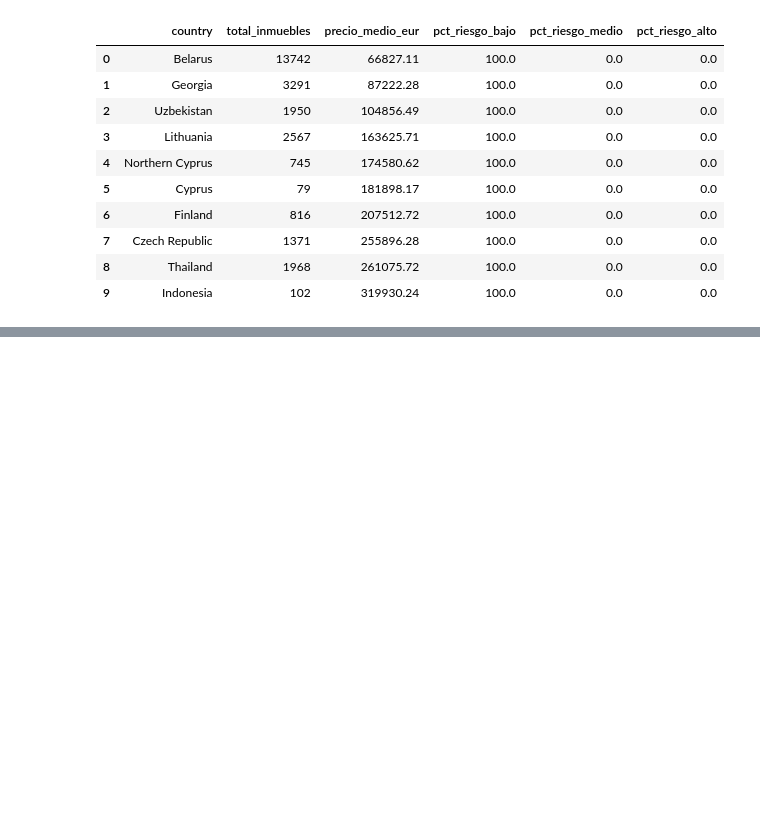
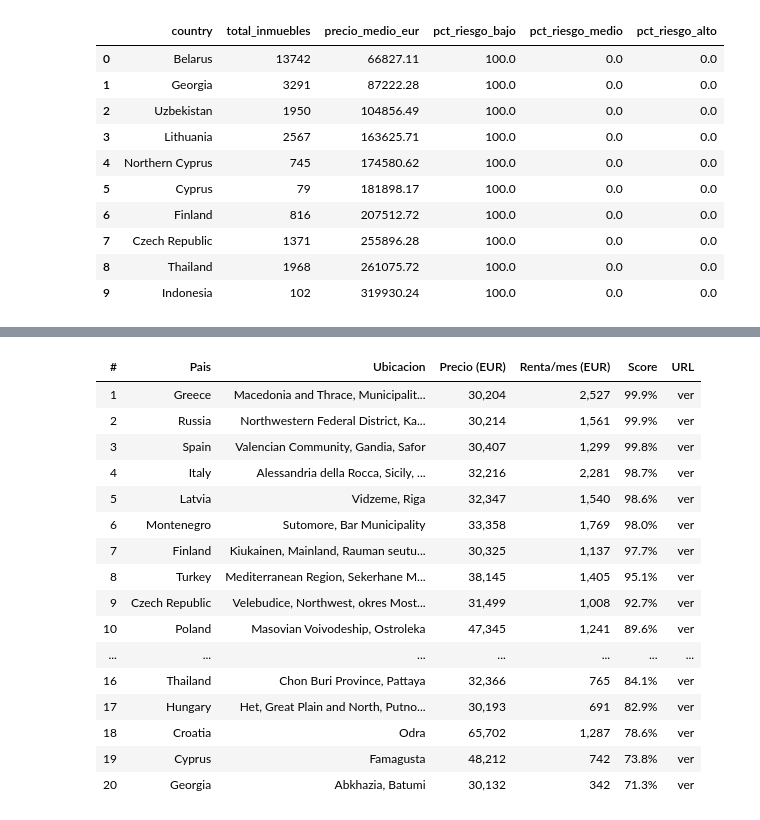
Before and after one commit to 313danielscv-pixel/Proyecto_Inmuebles, a Jupyter notebook: proyecto-inmobiliario-global/procesamiento/procesamiento.ipynb, the cells around one changed output, grey strips where cells are left out. Saved outputs shown, nothing was run; the diff lists cells and outputs as text; code cells hidden in the pictures; blank space fills up the shorter version.

```diff
--- a/proyecto-inmobiliario-global/procesamiento/procesamiento.ipynb
+++ b/proyecto-inmobiliario-global/procesamiento/procesamiento.ipynb
@@ -204,0 +427,78 @@ display(summary.head(25))
+# %%
+# TOP 20 AMPLIADO: mejor piso por pais para Streamlit
+# Filtros: precio 30k-100k EUR | sin minimo de renta (renta entra en score)
+PRECIO_MAX  = 100_000
+PRECIO_OBJ  = 30_000   # precio ideal al que te quieres acercar
+RENTA_OBJ   = 1_200    # renta ideal de referencia para puntuar
+
+base = quick_df.copy()
+
+# Quitar sold/reservados
+lt = (
+    base.get('location', pd.Series(index=base.index, dtype='object')).fillna('').astype(str).str.lower()
+    + ' '
+    + base.get('url', pd.Series(index=base.index, dtype='object')).fillna('').astype(str).str.lower()
+)
+sold_pat = r'\bsold\b|\bvendido\b|\bvendida\b|\breservado\b|\breserved\b'
+base = base[~lt.str.contains(sold_pat, regex=True, na=False)].copy()
+
+# Precio
+base['price_eur_num']    = pd.to_numeric(base['price_in_Euro_calculo'], errors='coerce')
+base['rent_eur_month_num'] = parse_currency_quick(base.get('zone_rental_price', pd.Series(index=base.index, dtype='object')))
+
+candidatos = base[
+    base['country'].notna()
+    & base['price_eur_num'].between(PRECIO_OBJ, PRECIO_MAX, inclusive='both')
+    & base['rent_eur_month_num'].notna()
+].copy()
+
+print(f'Candidatos con precio {PRECIO_OBJ:,}-{PRECIO_MAX:,} EUR y renta registrada: {len(candidatos):,} ({candidatos["country"].nunique()} paises)')
+
+# Score 0-100
+candidatos['score_precio'] = (1 - (candidatos['price_eur_num'] - PRECIO_OBJ).abs() / PRECIO_MAX).clip(0, 1)
+candidatos['score_renta']  = (candidatos['rent_eur_month_num'] / RENTA_OBJ).clip(0, 1)
+candidatos['score_total']  = (0.60 * candidatos['score_precio'] + 0.40 * candidatos['score_renta']) * 100
+
+# Mejor piso por pais -> Top 20
+top20_ampliado = (
+    candidatos.sort_values('score_total', ascending=False)
+              .groupby('country', as_index=False).head(1)
+              .sort_values('score_total', ascending=False)
+              .head(20)
+              .reset_index(drop=True)
+)
+top20_ampliado.insert(0, 'rank_top20', np.arange(1, len(top20_ampliado) + 1))
+
+# Tabla
+tabla2 = top20_ampliado[[
+    'rank_top20', 'country', 'location',
+    'price_eur_num', 'rent_eur_month_num', 'score_total', 'url'
+]].copy().rename(columns={
+    'rank_top20':         '#',
+    'country':            'Pais',
+    'location':           'Ubicacion',
+    'price_eur_num':      'Precio (EUR)',
+    'rent_eur_month_num': 'Renta/mes (EUR)',
+    'score_total':        'Score',
+    'url':                'URL',
+})
+tabla2['Precio (EUR)']    = tabla2['Precio (EUR)'].map('{:,.0f}'.format)
+tabla2['Renta/mes (EUR)'] = tabla2['Renta/mes (EUR)'].map('{:,.0f}'.format)
+tabla2['Score']           = tabla2['Score'].map('{:.1f}%'.format)
+tabla2['URL']             = tabla2['URL'].apply(lambda u: f'<a href="{u}" target="_blank">ver</a>')
+
+html2 = (
+    tabla2.style
+        .set_caption(f'TOP 20 AMPLIADO: precio {PRECIO_OBJ:,}–{PRECIO_MAX:,} EUR | mejor piso por pais | score 0–100%')
+        .set_table_styles([
+            {'selector': 'caption', 'props': [('font-size', '14px'), ('font-weight', 'bold'), ('text-align', 'left'), ('margin-bottom', '6px')]},
+            {'selector': 'th',      'props': [('background-color', '#1a5276'), ('color', 'white'), ('padding', '6px 10px')]},
+            {'selector': 'td',      'props': [('padding', '5px 10px')]},
+            {'selector': 'tr:nth-child(even)', 'props': [('background-color', '#eaf4fb')]},
+        ])
+        .hide(axis='index')
+        .to_html(escape=False)
+)
+display(HTML(html2))
+print(f'\nResultados: {len(top20_ampliado)} paises | Score max: {top20_ampliado["score_total"].max():.1f}% | min: {top20_ampliado["score_total"].min():.1f}%')
+# %% [output]
@@ -204,0 +507,17 @@ display(summary.head(25))
+| # | Pais | Ubicacion | Precio (EUR) | Renta/mes (EUR) | Score | URL |
+| 1 | Greece | Macedonia and Thrace, Municipalit... | 30,204 | 2,527 | 99.9% | ver |
+| 2 | Russia | Northwestern Federal District, Ka... | 30,214 | 1,561 | 99.9% | ver |
+| 3 | Spain | Valencian Community, Gandia, Safor | 30,407 | 1,299 | 99.8% | ver |
+| 4 | Italy | Alessandria della Rocca, Sicily, ... | 32,216 | 2,281 | 98.7% | ver |
+| 5 | Latvia | Vidzeme, Riga | 32,347 | 1,540 | 98.6% | ver |
+| 6 | Montenegro | Sutomore, Bar Municipality | 33,358 | 1,769 | 98.0% | ver |
+| 7 | Finland | Kiukainen, Mainland, Rauman seutu... | 30,325 | 1,137 | 97.7% | ver |
+| 8 | Turkey | Mediterranean Region, Sekerhane M... | 38,145 | 1,405 | 95.1% | ver |
+| 9 | Czech Republic | Velebudice, Northwest, okres Most... | 31,499 | 1,008 | 92.7% | ver |
+| 10 | Poland | Masovian Voivodeship, Ostroleka | 47,345 | 1,241 | 89.6% | ver |
+| ... | ... | ... | ... | ... | ... | ... |
+| 16 | Thailand | Chon Buri Province, Pattaya | 32,366 | 765 | 84.1% | ver |
+| 17 | Hungary | Het, Great Plain and North, Putno... | 30,193 | 691 | 82.9% | ver |
+| 18 | Croatia | Odra | 65,702 | 1,287 | 78.6% | ver |
+| 19 | Cyprus | Famagusta | 48,212 | 742 | 73.8% | ver |
+| 20 | Georgia | Abkhazia, Batumi | 30,132 | 342 | 71.3% | ver |
```
Also changed, not shown: parts of 10 cells of this notebook, 6 other files.
